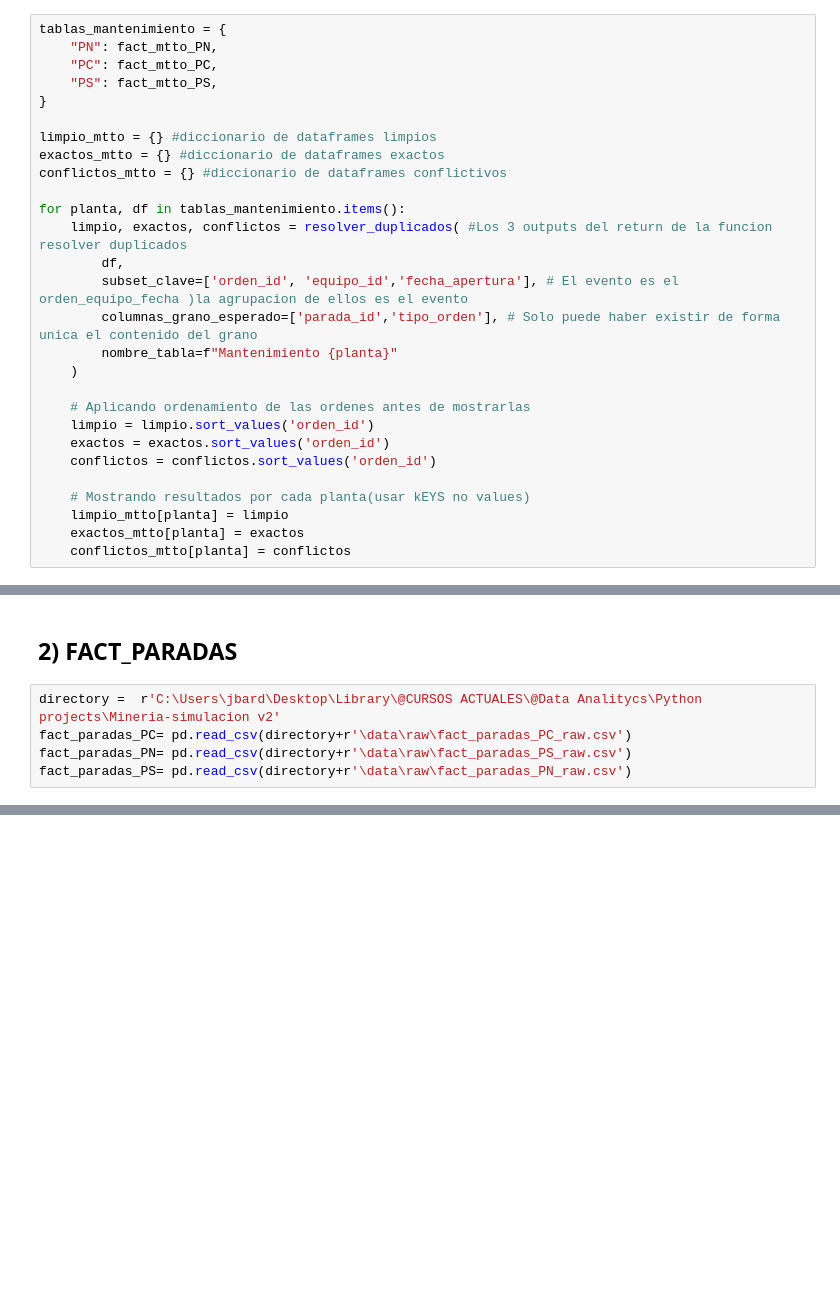
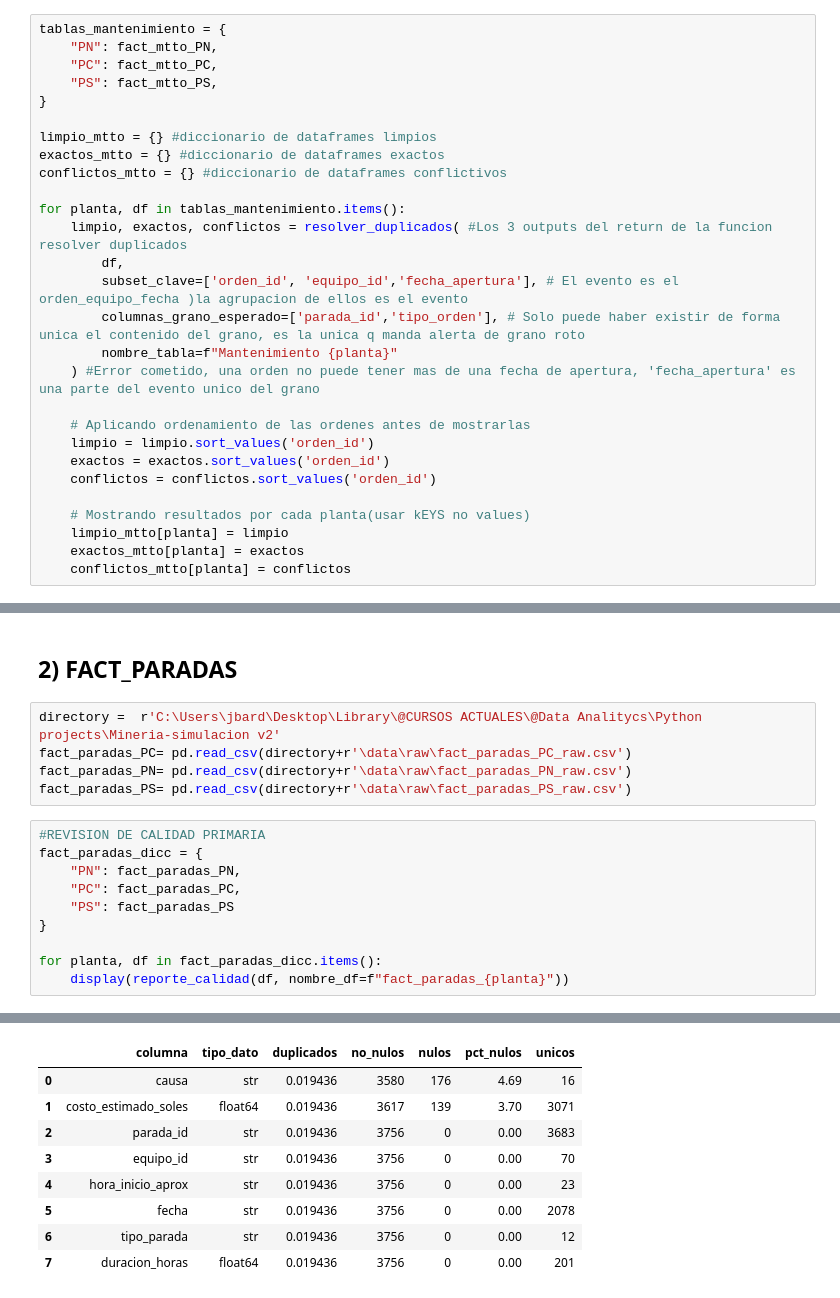
Before and after one commit to josue789a/Mineria-simulacion-v2, a Jupyter notebook: notebooks/Exploracion1.ipynb, the cells around one changed output, grey strips where cells are left out. Saved outputs shown, nothing was run; the diff lists cells and outputs as text; blank space fills up the shorter version.

Commit message:
2. Fact_paradas - Transformacion de columnas en masa y verificacion de calidad, logs legibles

```diff
--- a/notebooks/Exploracion1.ipynb
+++ b/notebooks/Exploracion1.ipynb
@@ -286,9 +297,9 @@ for planta, df in tablas_mantenimiento.items():
     limpio, exactos, conflictos = resolver_duplicados( #Los 3 outputs del return de la funcion resolver duplicados
         df,
         subset_clave=['orden_id', 'equipo_id','fecha_apertura'], # El evento es el orden_equipo_fecha )la agrupacion de ellos es el evento
-        columnas_grano_esperado=['parada_id','tipo_orden'], # Solo puede haber existir de forma unica el contenido del grano
+        columnas_grano_esperado=['parada_id','tipo_orden'], # Solo puede haber existir de forma unica el contenido del grano, es la unica q manda alerta de grano roto
         nombre_tabla=f"Mantenimiento {planta}"
-    )
+    ) #Error cometido, una orden no puede tener mas de una fecha de apertura, 'fecha_apertura' es una parte del evento unico del grano
 
     # Aplicando ordenamiento de las ordenes antes de mostrarlas
     limpio = limpio.sort_values('orden_id')
@@ -409,5 +417,16 @@ Real: {'PN': 2801, 'PC': 2708, 'PS': 2399}
 # %%
 directory =  r'C:\Users\jbard\Desktop\Library\@CURSOS ACTUALES\@Data Analitycs\Python projects\Mineria-simulacion v2'
 fact_paradas_PC= pd.read_csv(directory+r'\data\raw\fact_paradas_PC_raw.csv')
-fact_paradas_PN= pd.read_csv(directory+r'\data\raw\fact_paradas_PS_raw.csv')
-fact_paradas_PS= pd.read_csv(directory+r'\data\raw\fact_paradas_PN_raw.csv')
+fact_paradas_PN= pd.read_csv(directory+r'\data\raw\fact_paradas_PN_raw.csv')
+fact_paradas_PS= pd.read_csv(directory+r'\data\raw\fact_paradas_PS_raw.csv')
+# %%
+#REVISION DE CALIDAD PRIMARIA
+fact_paradas_dicc = {
+    "PN": fact_paradas_PN,
+    "PC": fact_paradas_PC,
+    "PS": fact_paradas_PS
+}
+
+for planta, df in fact_paradas_dicc.items():
+    display(reporte_calidad(df, nombre_df=f"fact_paradas_{planta}"))
+# %% [output]
@@ -413,0 +437,9 @@ fact_paradas_PS= pd.read_csv(directory+r'\data\raw\fact_paradas_PN_raw.csv')
+|  | columna | tipo_dato | duplicados | no_nulos | nulos | pct_nulos | unicos |
+| 0 | causa | str | 0.019436 | 3580 | 176 | 4.69 | 16 |
+| 1 | costo_estimado_soles | float64 | 0.019436 | 3617 | 139 | 3.70 | 3071 |
+| 2 | parada_id | str | 0.019436 | 3756 | 0 | 0.00 | 3683 |
+| 3 | equipo_id | str | 0.019436 | 3756 | 0 | 0.00 | 70 |
+| 4 | hora_inicio_aprox | str | 0.019436 | 3756 | 0 | 0.00 | 23 |
+| 5 | fecha | str | 0.019436 | 3756 | 0 | 0.00 | 2078 |
+| 6 | tipo_parada | str | 0.019436 | 3756 | 0 | 0.00 | 12 |
+| 7 | duracion_horas | float64 | 0.019436 | 3756 | 0 | 0.00 | 201 |
```
Also changed, not shown: parts of 10 cells of this notebook.
